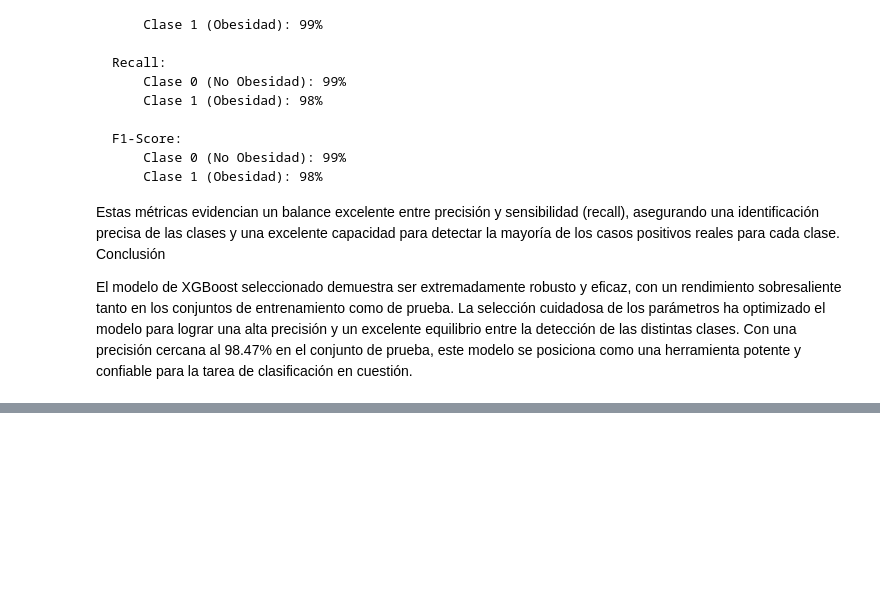
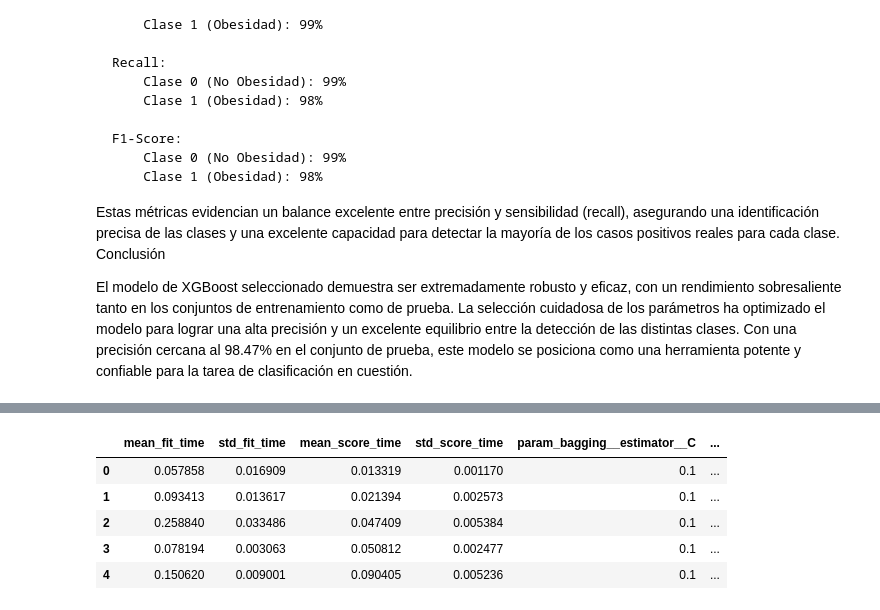
Before and after one commit to alejbormeg/MasterBigDataML-MachineLearningI, a Jupyter notebook: src/proyecto.ipynb, the cells around one changed output, grey strips where cells are left out. Cells and saved outputs as stored; diff of their text form; code cells hidden in the pictures; blank space fills up the shorter version.

```diff
--- a/src/proyecto.ipynb
+++ b/src/proyecto.ipynb
@@ -1503,0 +1653,36 @@ El modelo de XGBoost seleccionado demuestra ser extremadamente robusto y eficaz,
+# %%
+# Preprocesador para variables numéricas y categóricas (ajustar según tus datos)
+preprocessor = ColumnTransformer(
+    transformers=[
+        ('num', StandardScaler(), numerical_columns),  # Ajustar nombres de columnas numéricas
+        ('cat', OneHotEncoder(), categorical_columns)   # Ajustar nombres de columnas categóricas
+    ]
+)
+
+# Initialize the BaggingClassifier with the base estimator
+bgclassifier = BaggingClassifier(estimator=SVC(), n_estimators=100, random_state=4975)
+
+# Pipeline con preprocesador y BaggingClassifier utilizando SVC como clasificador base
+pipeline = Pipeline([
+    ('preprocessor', preprocessor),
+    ('bagging', bgclassifier)
+])
+
+# Definir la cuadrícula de parámetros para GridSearchCV
+param_grid = {
+    'bagging__n_estimators': [10, 20, 50],  # Número de estimadores en el ensamblado
+    'bagging__estimator__C': [0.1, 1, 10],  # Parámetro de regularización para SVC
+    'bagging__estimator__kernel': ['linear', 'rbf'],  # Kernel para SVC
+}
+
+# Aplicar GridSearchCV
+grid_search = GridSearchCV(pipeline, param_grid, cv=5, scoring='accuracy', verbose=10)
+grid_search.fit(X_train, y_train)
+
+# Mejores parámetros y puntuación
+print("Mejores parámetros:", grid_search.best_params_)
+print("Mejor puntuación de validación cruzada:", grid_search.best_score_)
+
+# Evaluar el modelo en el conjunto de prueba
+y_pred = grid_search.predict(X_test)
+print("Precisión en el conjunto de prueba:", accuracy_score(y_test, y_pred))
@@ -1503,0 +1707,11 @@ El modelo de XGBoost seleccionado demuestra ser extremadamente robusto y eficaz,
+# %%
+# Obtener resultados del grid search
+results = pd.DataFrame(grid_search.cv_results_)
+results.head()
+# %% [output]
+|  | mean_fit_time | std_fit_time | mean_score_time | std_score_time | param_bagging__estimator__C | ... |
+| 0 | 0.057858 | 0.016909 | 0.013319 | 0.001170 | 0.1 | ... |
+| 1 | 0.093413 | 0.013617 | 0.021394 | 0.002573 | 0.1 | ... |
+| 2 | 0.258840 | 0.033486 | 0.047409 | 0.005384 | 0.1 | ... |
+| 3 | 0.078194 | 0.003063 | 0.050812 | 0.002477 | 0.1 | ... |
+| 4 | 0.150620 | 0.009001 | 0.090405 | 0.005236 | 0.1 | ... |
```
Also changed, not shown: parts of 23 cells of this notebook.
